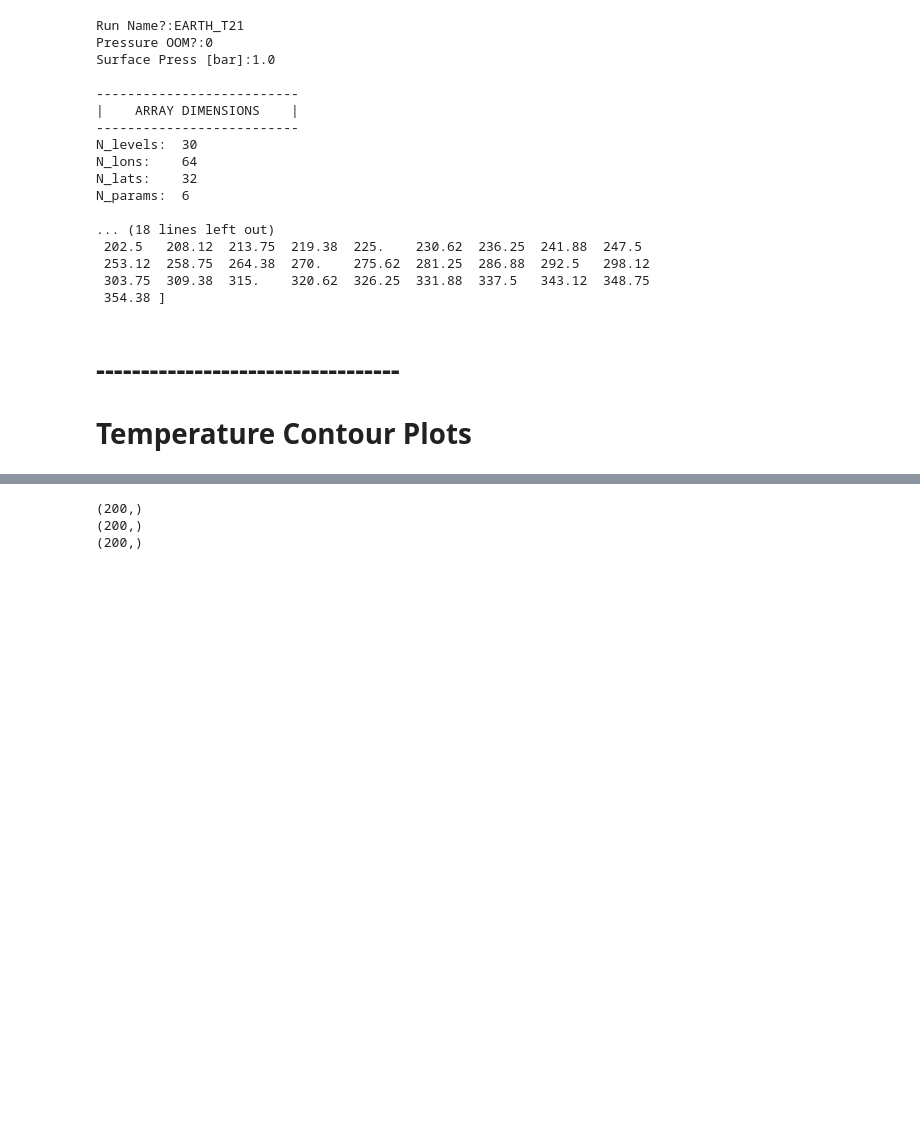
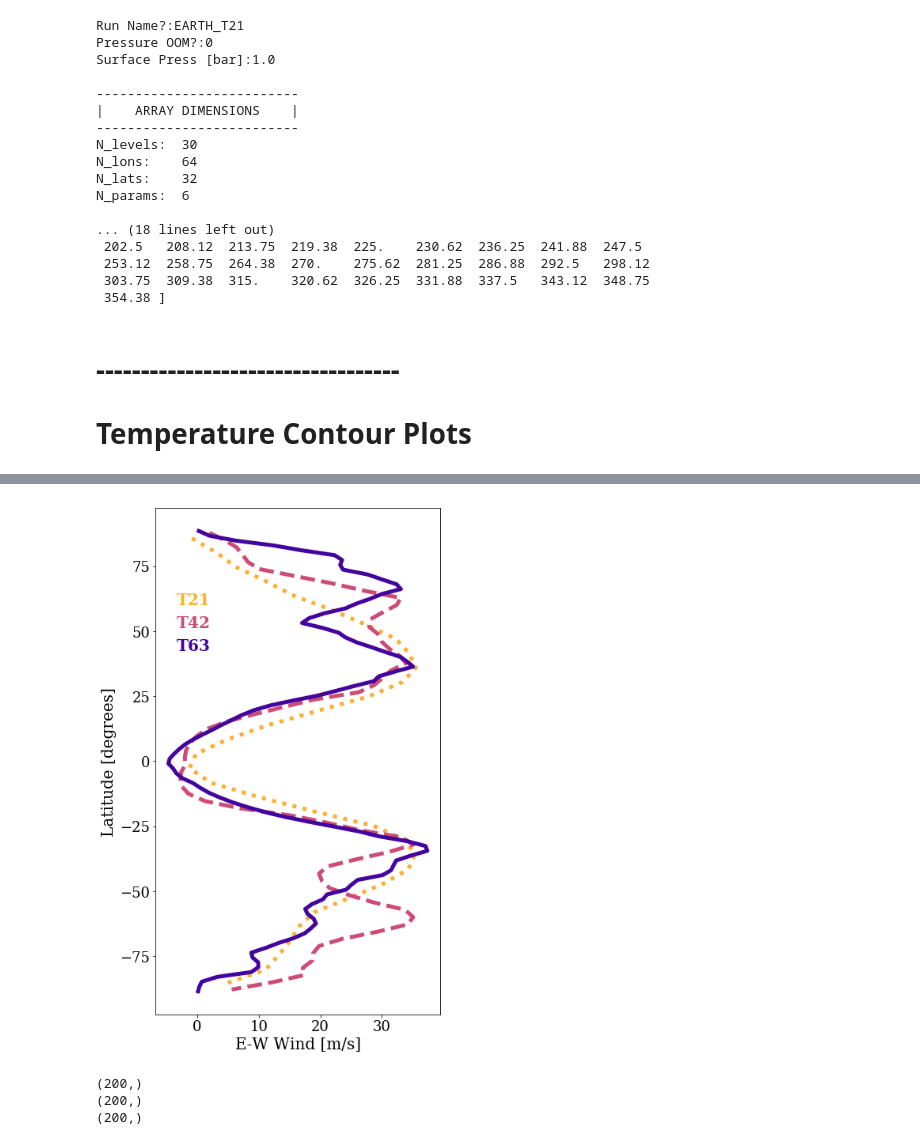
Before and after one commit to emily-rauscher/GCM_plots, a Jupyter notebook: PLOTS.ipynb, the cells around one changed output, grey strips where cells are left out. Cells and saved outputs as stored; diff of their text form; code cells hidden in the pictures; blank space fills up the shorter version.

```diff
--- a/PLOTS.ipynb
+++ b/PLOTS.ipynb
@@ -106,3 +135,63 @@ Max VWind [m/s], Plot limit:  16.372 33.0
+# %%
+import numpy as np
+
+import matplotlib
+import matplotlib.pyplot as plt
+import matplotlib.colors as mcolors
+
+from matplotlib.font_manager import FontProperties
+font0=FontProperties()
+font=font0.copy()
+font.set_family('serif')
+
+fontb=font.copy()
+fontb.set_weight('bold')
+
+params = {'font.family': 'serif',}
+matplotlib.rcParams.update(params)
+
+#data_26 index: Nlev,nlon,nlat,nparam
+
+# nparam index:
+#      0=lons
+#      1=lats
+#      2=levs
+#      3=u wind
+#      4=v wind
+#      5=temps
+def lon_avg_wind(data_t21,data_t42,data_t63,lev,lats_t21,lats_t42,lats_t63):
+    data_u_t21=np.median(np.copy(data_t21[lev,:,:,3]),axis=0)
+    data_u_t42=np.median(np.copy(data_t42[lev,:,:,3]),axis=0)
+    data_u_t63=np.median(np.copy(data_t63[lev,:,:,3]),axis=0)
+
+    plt.figure(figsize=(6.25,10))
+    plt.gcf().subplots_adjust(bottom=0.08,top=0.97,left=0.17,right=0.97)
+
+    ncolor=40
+    colors2 = plt.cm.plasma(np.linspace(0., 1, ncolor))
+
+    plt.plot(data_u_t21,lats_t21,linewidth=5.0,linestyle=':',color=colors2[int(8*ncolor/10)])
+    plt.plot(data_u_t42,lats_t42,linewidth=5.0,linestyle='--',color=colors2[int(ncolor/2)])
+    plt.plot(data_u_t63,lats_t63,linewidth=5.0,linestyle='-',color=colors2[int(ncolor/10)])
+
+    plt.figtext(0.23,0.80,'T21',fontsize=20,fontproperties=fontb,color=colors2[int(8*ncolor/10)])
+    plt.figtext(0.23,0.76,'T42',fontsize=20,fontproperties=fontb,color=colors2[int(ncolor/2)])
+    plt.figtext(0.23,0.72,'T63',fontsize=20,fontproperties=fontb,color=colors2[int(ncolor/10)])
+
+    plt.ylabel('Latitude [degrees]',fontsize=20)
+    plt.xlabel('E-W Wind [m/s]',fontsize=20)
+
+    plt.yticks(fontsize=18,fontproperties=font)
+    plt.xticks(fontsize=18,fontproperties=font)
+
+    plt.savefig('Earth_LongAvgWinds_ResComparison.pdf')
+    plt.show()
+
+
+lev=4
+test=lon_avg_wind(data_26_21,data_26_42,data_26_63,lev,lat_arr_21,lat_arr_42,lat_arr_63)
+# %% [output]
+[figure, added]
 # %%
 ## Maybe you want a movie showing the last orbit....
 import numpy as np
```
Also changed, not shown: parts of 2 cells of this notebook, 1 other file.
